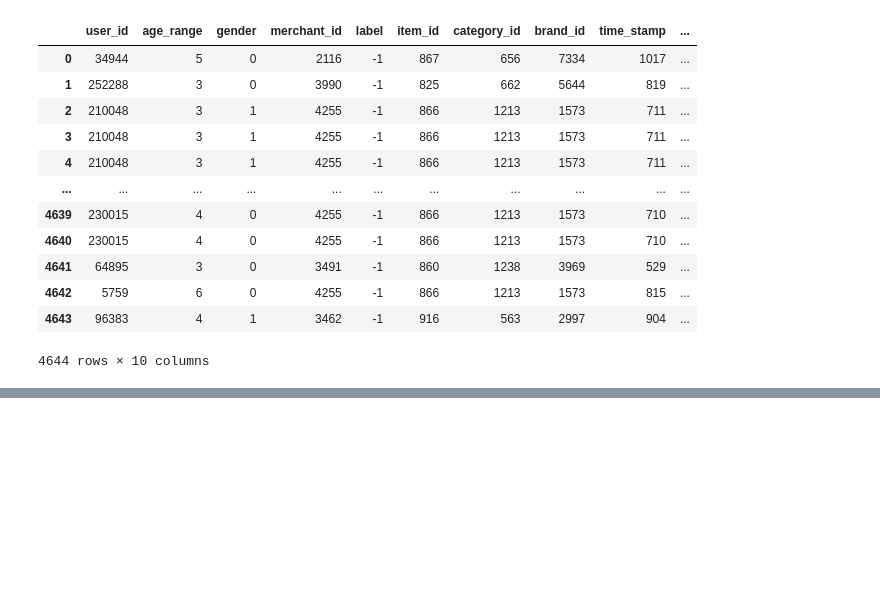
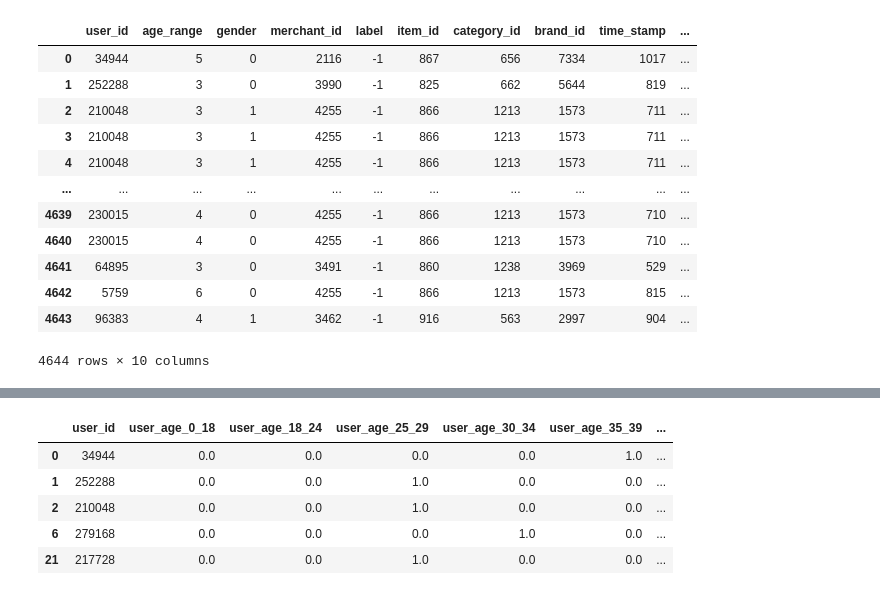
Before and after one commit to shruthivenkat/CECS550_Group6, a Jupyter notebook: #5 - Feature Engineering by Shruthi.ipynb, the cells around one changed output, grey strips where cells are left out. Saved outputs shown, nothing was run; the diff lists cells and outputs as text; code cells hidden in the pictures; blank space fills up the shorter version.

```diff
--- a/#5 - Feature Engineering by Shruthi.ipynb
+++ b/#5 - Feature Engineering by Shruthi.ipynb
@@ -98,0 +119,24 @@ df
+# %%
+user_age = df[['user_id','age_range']].copy()
+user_age = user_age.fillna(9)
+user_age = user_age.replace(8,7)
+user_age = user_age.drop_duplicates()
+user_age_info = label_binarize(np.array(user_age.age_range),classes=[1,2,3,4,5,6,7,9])
+user_age_info = pd.DataFrame(data= user_age_info, columns = ['age_0_18','age_18_24','age_25_29','age_30_34','age_35_39','age_40_49','age_50_','age_unknown'])
+user_age['user_age_0_18']=user_age_info['age_0_18']
+user_age['user_age_18_24']=user_age_info['age_18_24']
+user_age['user_age_25_29']=user_age_info['age_25_29']
+user_age['user_age_30_34']=user_age_info['age_30_34']
+user_age['user_age_35_39']=user_age_info['age_35_39']
+user_age['user_age_40_49']=user_age_info['age_40_49']
+user_age['user_age_50_']=user_age_info['age_50_']
+user_age['user_age_unknown']=user_age_info['age_unknown']
+user_age = user_age.drop(columns=['age_range'])
+user_age.head()
+# %% [output]
+|  | user_id | user_age_0_18 | user_age_18_24 | user_age_25_29 | user_age_30_34 | user_age_35_39 | ... |
+| 0 | 34944 | 0.0 | 0.0 | 0.0 | 0.0 | 1.0 | ... |
+| 1 | 252288 | 0.0 | 0.0 | 1.0 | 0.0 | 0.0 | ... |
+| 2 | 210048 | 0.0 | 0.0 | 1.0 | 0.0 | 0.0 | ... |
+| 6 | 279168 | 0.0 | 0.0 | 0.0 | 1.0 | 0.0 | ... |
+| 21 | 217728 | 0.0 | 0.0 | 1.0 | 0.0 | 0.0 | ... |
```
Also changed, not shown: parts of 18 cells of this notebook.
